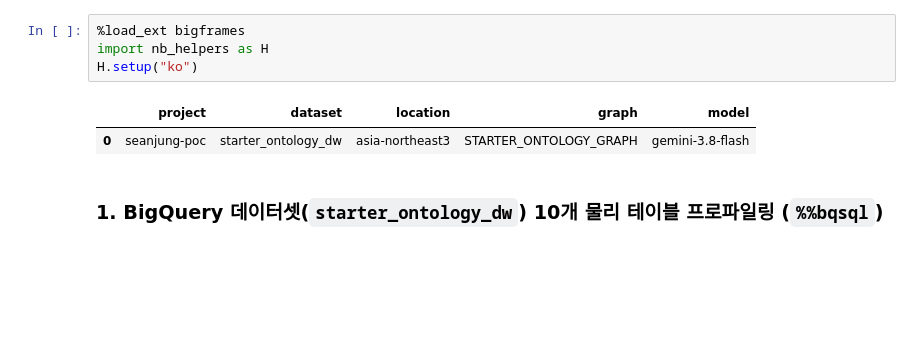
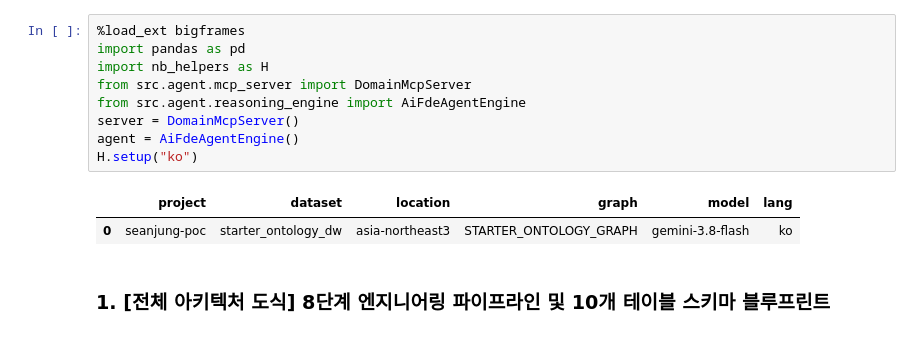
Before and after one commit to seanjungG/agentic-ontology-starter, a Jupyter notebook: notebooks/stage0_overview_walkthrough.ipynb, the cells around one changed output. Drawn from its saved outputs; the diff is of its cells as text; blank space fills up the shorter version.

```diff
--- a/notebooks/stage0_overview_walkthrough.ipynb
+++ b/notebooks/stage0_overview_walkthrough.ipynb
@@ -14,10 +32,15 @@
 # %%
 %load_ext bigframes
+import pandas as pd
 import nb_helpers as H
+from src.agent.mcp_server import DomainMcpServer
+from src.agent.reasoning_engine import AiFdeAgentEngine
+server = DomainMcpServer()
+agent = AiFdeAgentEngine()
 H.setup("ko")
 # %% [output]
-|  | project | dataset | location | graph | model |
-| 0 | seanjung-poc | starter_ontology_dw | asia-northeast3 | STARTER_ONTOLOGY_GRAPH | gemini-3.8-flash |
+|  | project | dataset | location | graph | model | lang |
+| 0 | seanjung-poc | starter_ontology_dw | asia-northeast3 | STARTER_ONTOLOGY_GRAPH | gemini-3.8-flash | ko |
 # %% [markdown]
-### 1. BigQuery 데이터셋(`starter_ontology_dw`) 10개 물리 테이블 프로파일링 (`%%bqsql`)
+### 1. [전체 아키텍처 도식] 8단계 엔지니어링 파이프라인 및 10개 테이블 스키마 블루프린트
 # %%
```
Also changed, not shown: parts of 19 cells of this notebook, 22 other files.
